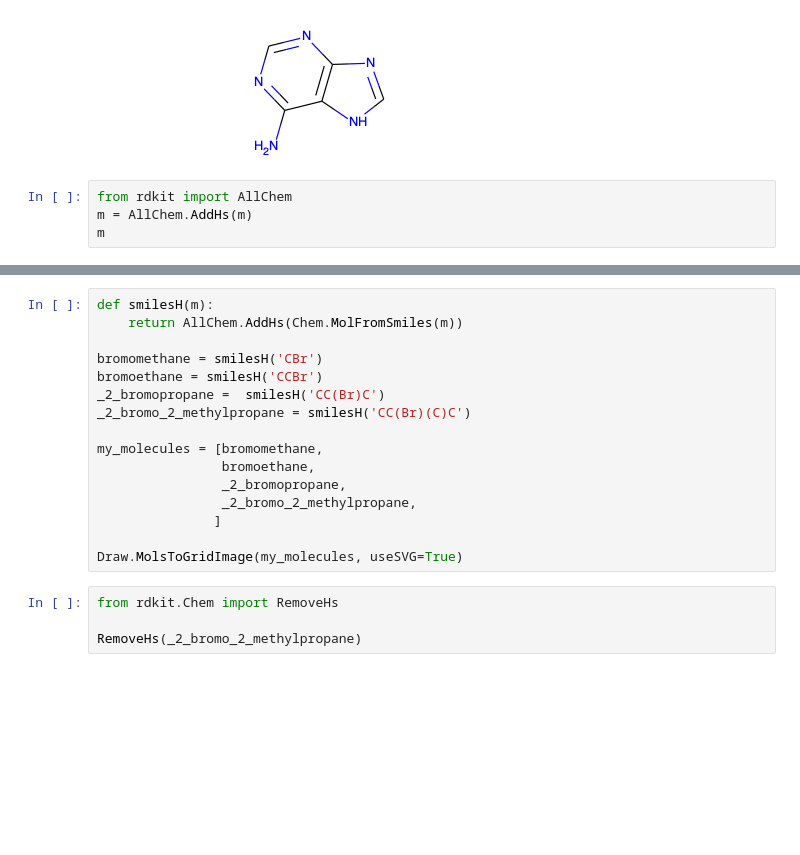
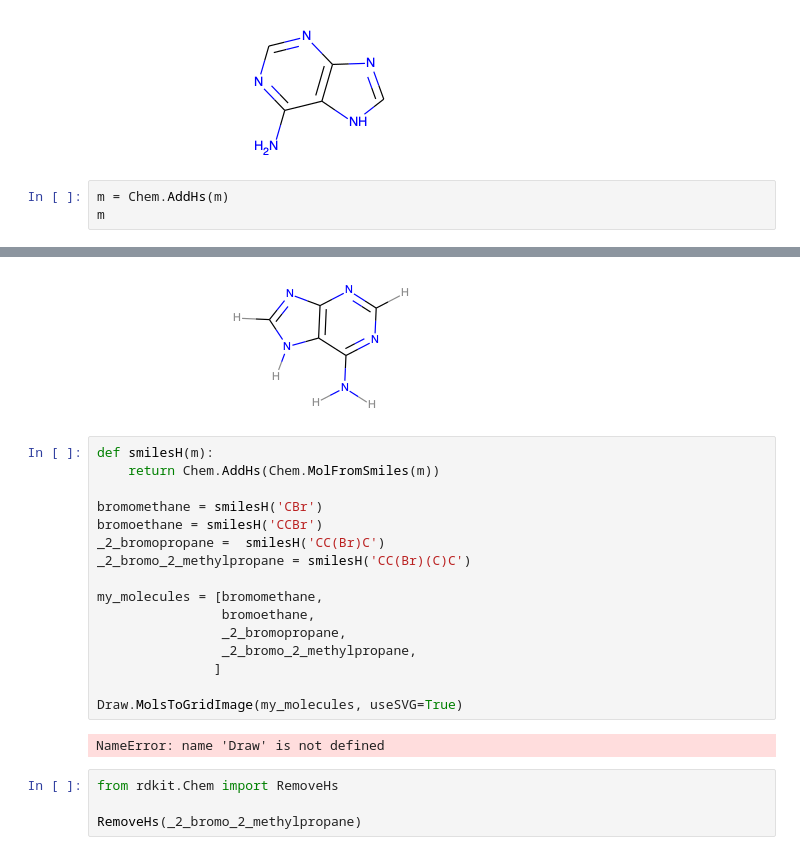
Before and after one commit to OpenComputingLab/SubjectMatterNotebooks, a Jupyter notebook: src/_build/jupyter_execute/chemistry/visualising-compounds.ipynb, the cells around one changed output, grey strips where cells are left out. Saved outputs shown, nothing was run; the diff lists cells and outputs as text; blank space fills up the shorter version.

```diff
--- a/src/_build/jupyter_execute/chemistry/visualising-compounds.ipynb
+++ b/src/_build/jupyter_execute/chemistry/visualising-compounds.ipynb
@@ -22,7 +22,6 @@ m
 # %% [output]
 [figure]
 # %%
-from rdkit import AllChem
-m = AllChem.AddHs(m)
+m = Chem.AddHs(m)
 m
 # %% [output]
@@ -30,6 +28,7 @@ ImportError: cannot import name 'AllChem' from 'rdkit' (/usr/local/lib/python3.9
+[figure, added]
 # %%
 def smilesH(m):
-    return AllChem.AddHs(Chem.MolFromSmiles(m))
+    return Chem.AddHs(Chem.MolFromSmiles(m))
 
 bromomethane = smilesH('CBr')
 bromoethane = smilesH('CCBr')
@@ -43,6 +42,8 @@ my_molecules = [bromomethane,
                ]
 
 Draw.MolsToGridImage(my_molecules, useSVG=True)
+# %% [output]
+NameError: name 'Draw' is not defined
 # %%
 from rdkit.Chem import RemoveHs
 
```
Also changed, not shown: parts of 2 cells of this notebook, 36 other files.
